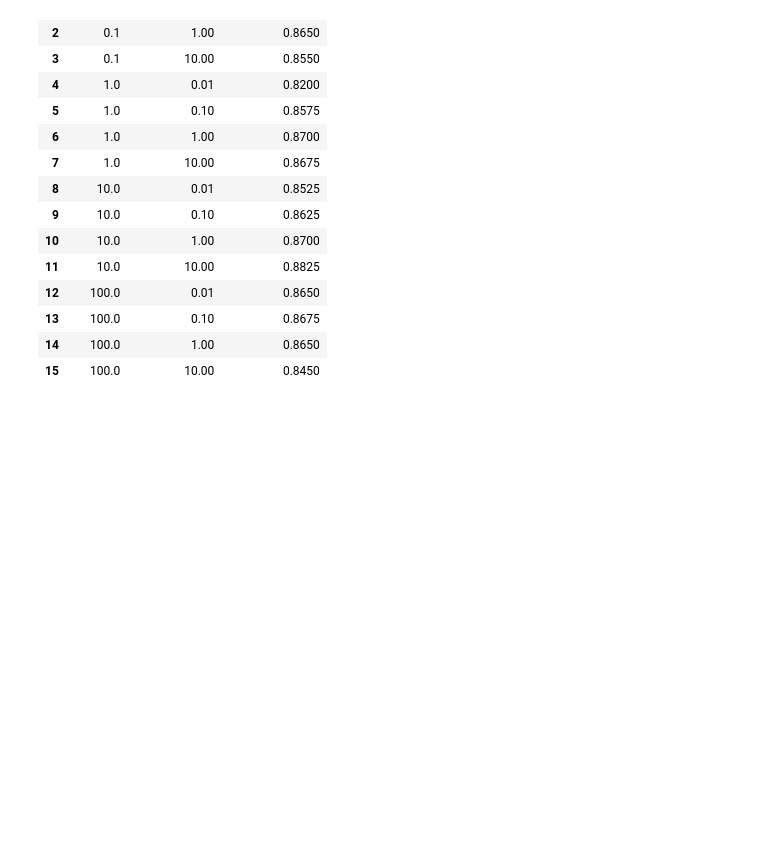
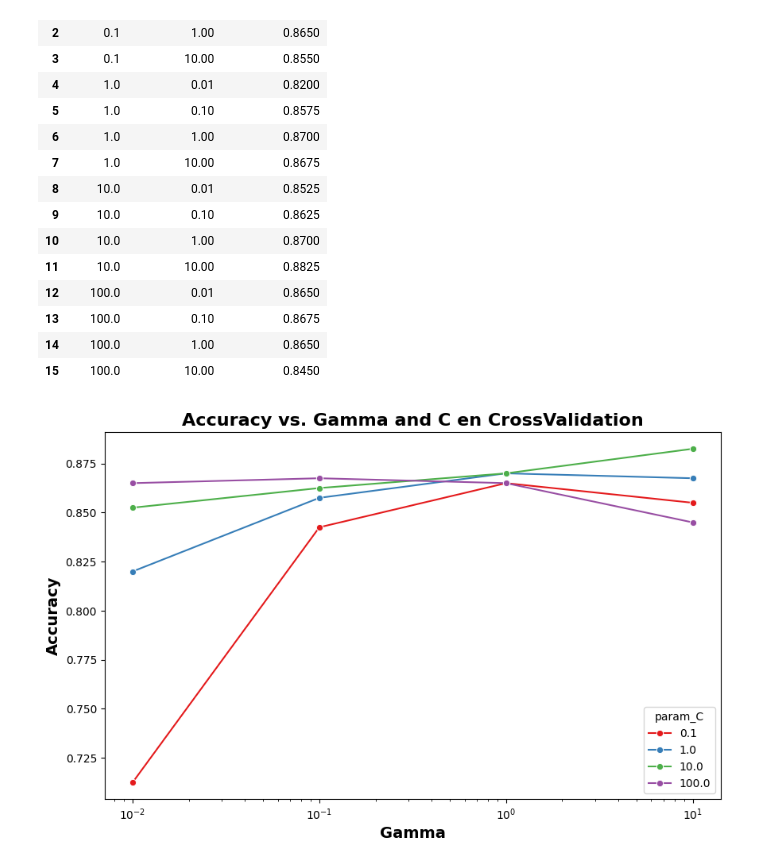
Before and after one commit to JaznaLaProfe/Mineria_de_datos, a Jupyter notebook: notebooks/13_BIY7121_Revisión_SVM_NO_Lineal.ipynb, the cells around one changed output. Saved outputs shown, nothing was run; the diff lists cells and outputs as text; code cells hidden in the pictures; blank space fills up the shorter version.

```diff
--- a/notebooks/13_BIY7121_Revisión_SVM_NO_Lineal.ipynb
+++ b/notebooks/13_BIY7121_Revisión_SVM_NO_Lineal.ipynb
@@ -342,3 +412,14 @@ results_df[['param_C', 'param_gamma', 'mean_test_score']]
 | 13 | 100.0 | 0.10 | 0.8675 |
 | 14 | 100.0 | 1.00 | 0.8650 |
 | 15 | 100.0 | 10.00 | 0.8450 |
+# %%
+plt.figure(figsize=(10, 6))
+sb.lineplot(x='param_gamma', y='mean_test_score', hue='param_C', data=results_df,
+                palette="Set1",
+                marker='o')
+plt.title('Accuracy vs. Gamma and C en CrossValidation', fontsize=16, fontweight="bold")
+plt.xlabel('Gamma', fontsize=14, fontweight="bold")
+plt.ylabel('Accuracy', fontsize=14, fontweight="bold")
+plt.xscale('log')
+# %% [output]
+[figure, added]
```
Also changed, not shown: parts of 14 cells of this notebook.
